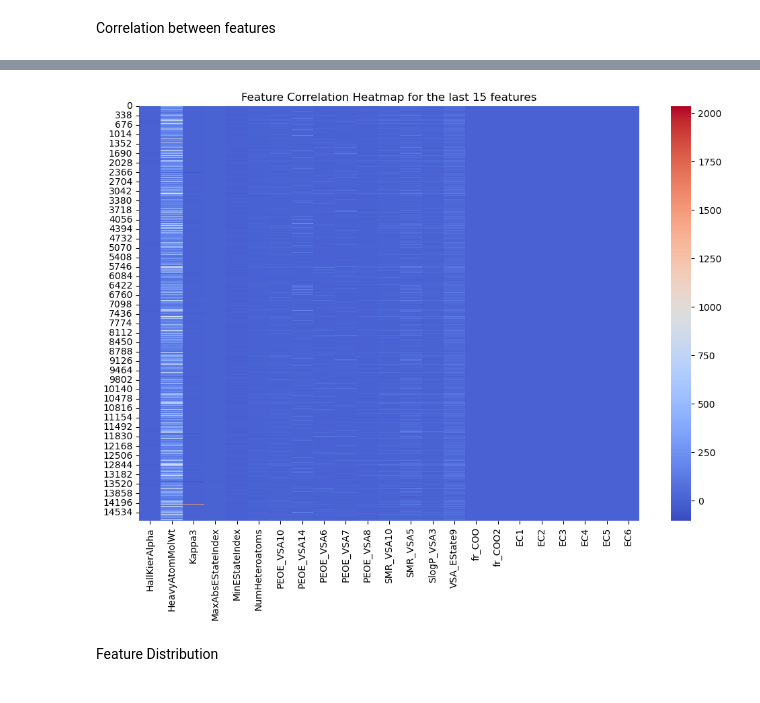
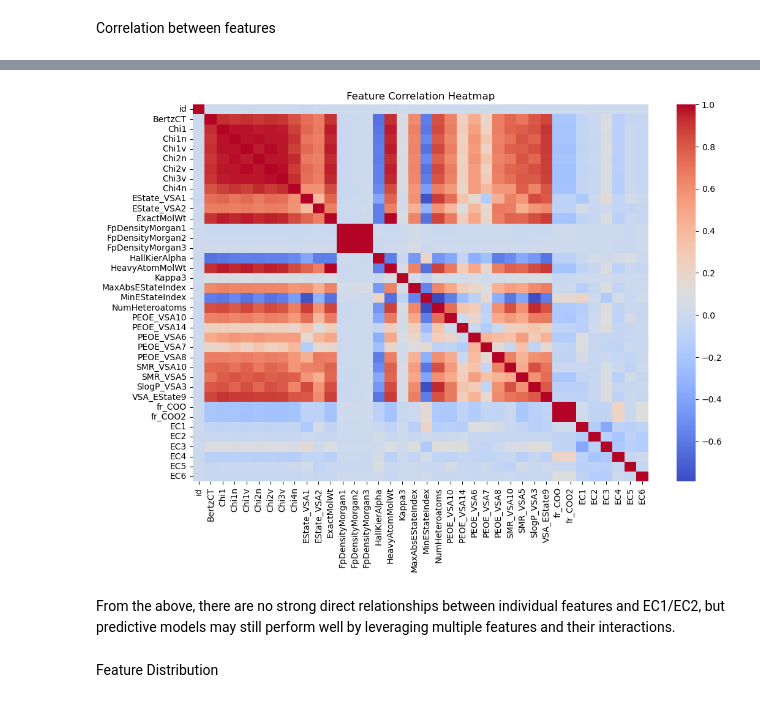
Before and after one commit to ChristabelAtieno/enzyme_classification, a Jupyter notebook: enzyme-substrate_project.ipynb, the cells around one changed output, grey strips where cells are left out. Cells and saved outputs as stored; diff of their text form; code cells hidden in the pictures.

```diff
--- a/enzyme-substrate_project.ipynb
+++ b/enzyme-substrate_project.ipynb
@@ -175,12 +205,12 @@ Correlation between features
 # %%
-sample_features = train .select_dtypes(include=['float64', 'int64']).iloc[:, 15:]
-
 plt.figure(figsize=(12,8))
-sns.heatmap(sample_features, cmap="coolwarm", annot=False)
-plt.title('Feature Correlation Heatmap for the last 15 features')
+sns.heatmap(train.corr(), cmap="coolwarm", annot=False)
+plt.title('Feature Correlation Heatmap')
 plt.show()
 # %% [output]
-[figure, old version]
+[figure, new version]
+# %% [markdown]
+From the above, there are no strong direct relationships between individual features and EC1/EC2, but predictive models may still perform well by leveraging multiple features and their interactions.
 # %% [markdown]
 Feature Distribution
 # %%
```
Also changed, not shown: parts of 15 cells of this notebook, 1 other file.
